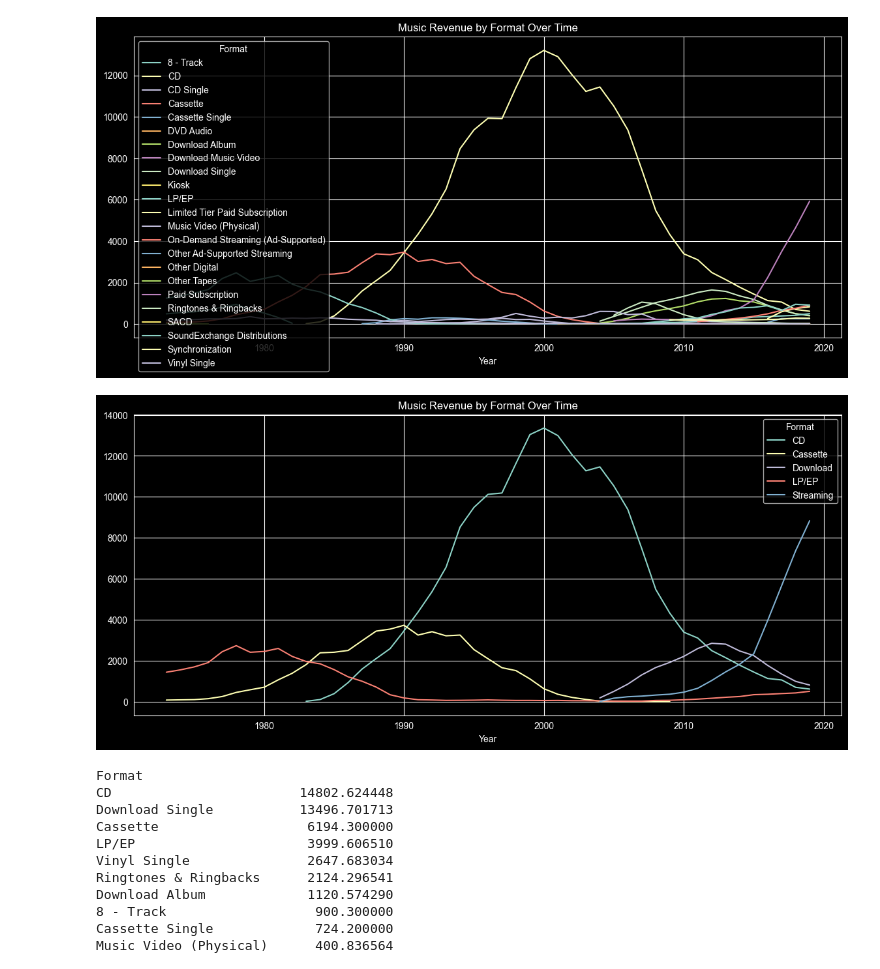
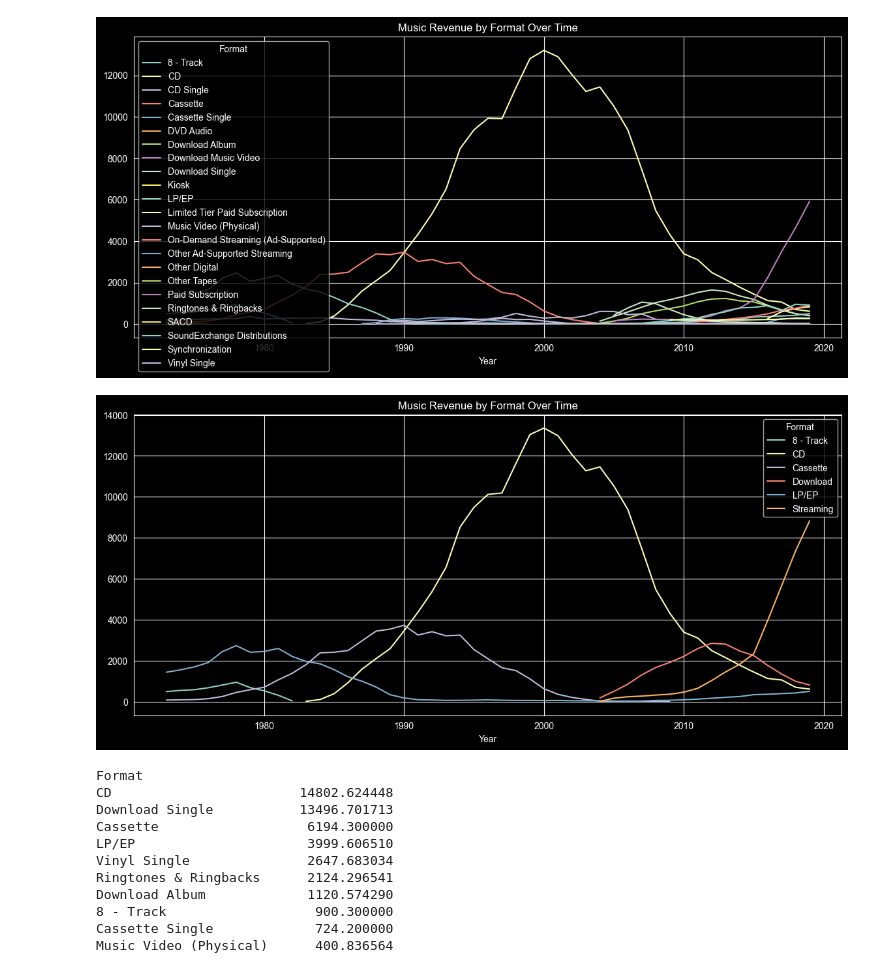
Before and after one commit to JohnnyHyytiainen/DEUX2025_music_project, a Jupyter notebook: notebooks/eda-felix-music-format-year.ipynb, the cells around one changed output. Drawn from its saved outputs; the diff is of its cells as text; code cells hidden in the pictures.

Commit message:
feat: add 8 track to format mapping

```diff
--- a/notebooks/eda-felix-music-format-year.ipynb
+++ b/notebooks/eda-felix-music-format-year.ipynb
@@ -169,30 +169,31 @@ pivot.plot(figsize=(14, 6), title='Music Revenue by Format Over Time')
 # %%
 # --- Merge related formats ---
 format_mapping = {
+    '8 - Track': '8 - Track',
     'CD': 'CD',
     'CD Single': 'CD',
     'Cassette': 'Cassette',
     'Cassette Single': 'Cassette',
     'LP/EP': 'LP/EP',
     'Vinyl Single': 'LP/EP',
     'Download Album': 'Download',
     'Download Single': 'Download',
     'On-Demand Streaming (Ad-Supported)': 'Streaming',
     'Other Ad-Supported Streaming': 'Streaming',
     'Paid Subscription': 'Streaming',
     'Paid Subscriptions': 'Streaming',
     'Limited Tier Paid Subscription': 'Streaming',
     'SoundExchange Distributions': 'Streaming',
 }
 
 df_filtered = df_value[df_value['Format'].isin(format_mapping.keys())].copy()
 df_filtered['Format'] = df_filtered['Format'].map(format_mapping)
 
 # --- Pivot & plot ---
 pivot = df_filtered.pivot_table(index='Year', columns='Format', values='Value (Actual)', aggfunc='sum')
 pivot.plot(figsize=(14, 6), title='Music Revenue by Format Over Time')
 # %% [output]
-[figure, old version]
+[figure, new version]
 # %%
 df_units = df_clean[df_clean['Metric'] == 'Units']  # capital U
 df_units.groupby('Format')['Value (Actual)'].sum().sort_values(ascending=False)
```
Also changed, not shown: parts of 1 cell of this notebook.
